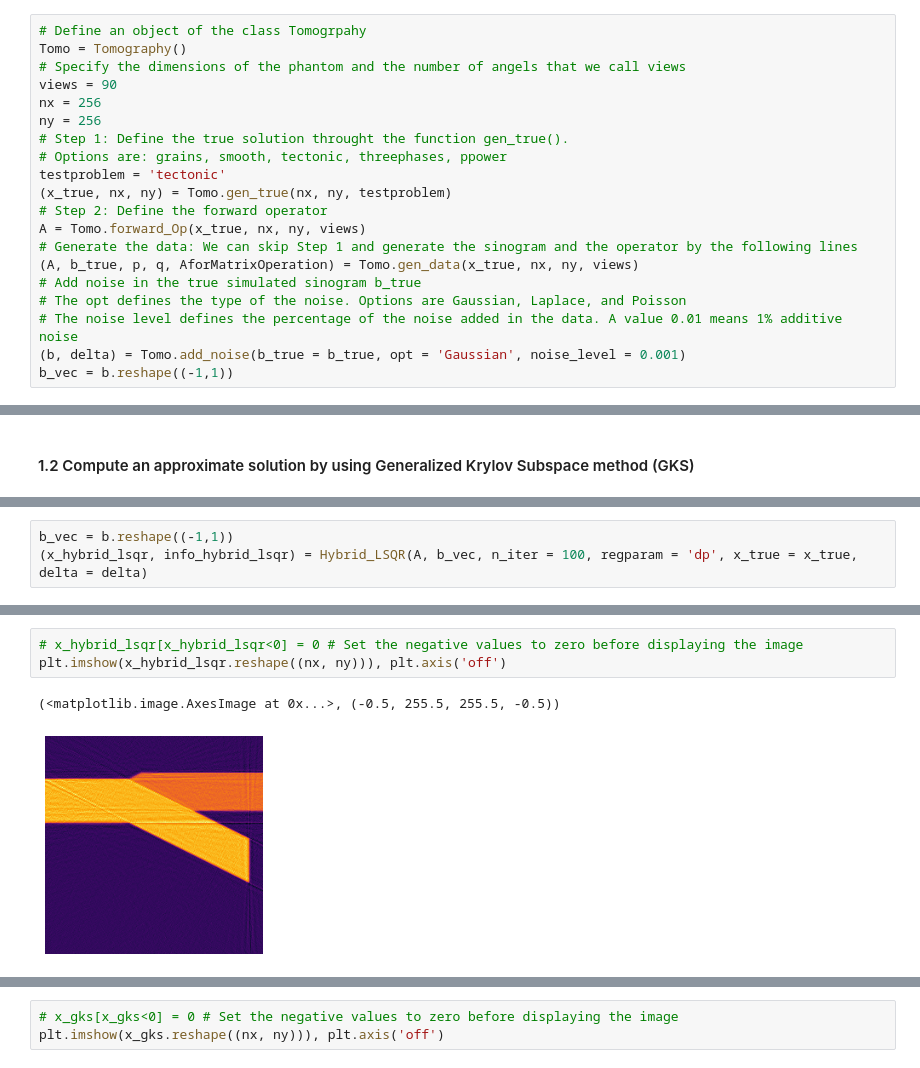
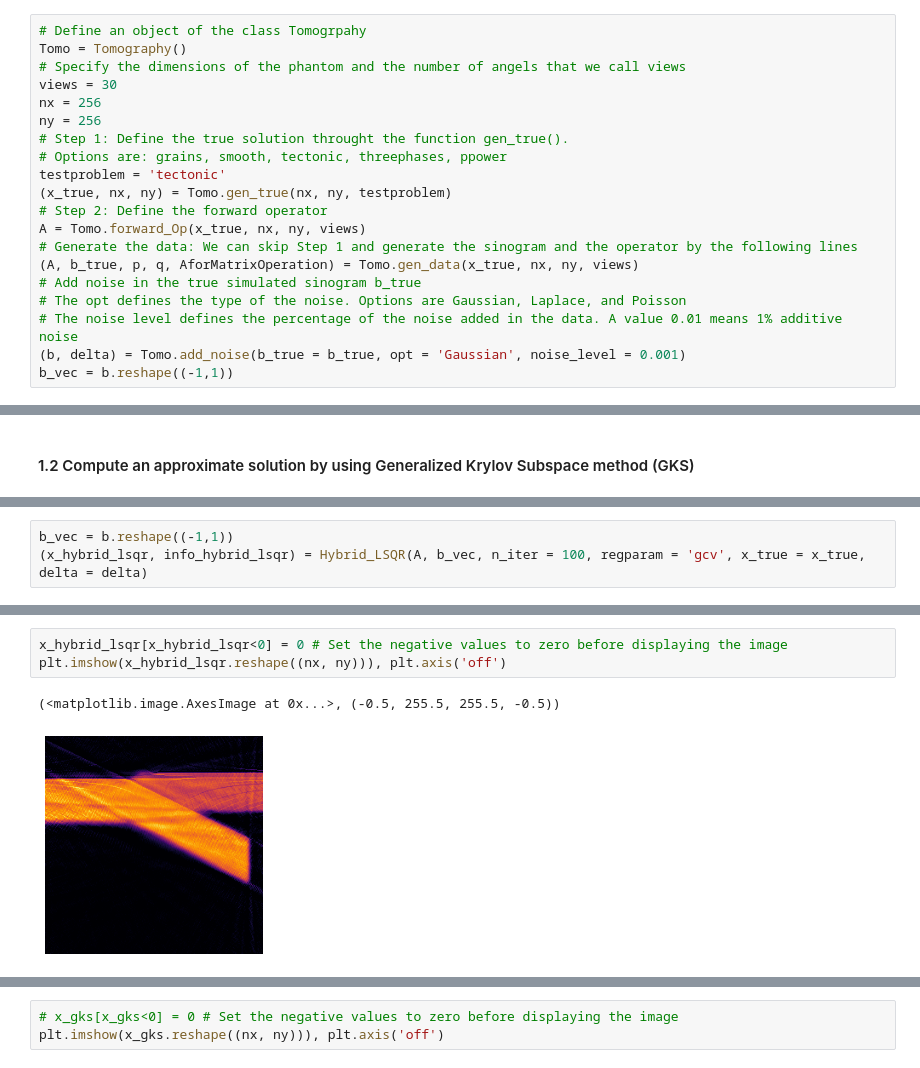
Before and after one commit to mpasha3/trips-py, a Jupyter notebook: demos/demo_Tomo_large_scale.ipynb, the cells around one changed output, grey strips where cells are left out. Cells and saved outputs as stored; diff of their text form.

```diff
--- a/demos/demo_Tomo_large_scale.ipynb
+++ b/demos/demo_Tomo_large_scale.ipynb
@@ -54,7 +54,7 @@ from trips.utilities.operators import *
 # Define an object of the class Tomogrpahy
 Tomo = Tomography()
 # Specify the dimensions of the phantom and the number of angels that we call views
-views = 90
+views = 30
 nx = 256
 ny = 256
 # Step 1: Define the true solution throught the function gen_true().
@@ -172,6 +170,6 @@ info_hybrid_lsqr['relError']
 # %%
 b_vec = b.reshape((-1,1))
-(x_hybrid_lsqr, info_hybrid_lsqr) = Hybrid_LSQR(A, b_vec, n_iter = 100, regparam = 'dp', x_true = x_true, delta = delta)
+(x_hybrid_lsqr, info_hybrid_lsqr) = Hybrid_LSQR(A, b_vec, n_iter = 100, regparam = 'gcv', x_true = x_true, delta = delta)
 # %%
 plt.plot(info_hybrid_lsqr['relError'])
 plt.plot(info_gks['relError'])
@@ -181,6 +179,6 @@ plt.plot(info_gks['relError'])
 # %%
-# x_hybrid_lsqr[x_hybrid_lsqr<0] = 0 # Set the negative values to zero before displaying the image
+x_hybrid_lsqr[x_hybrid_lsqr<0] = 0 # Set the negative values to zero before displaying the image
 plt.imshow(x_hybrid_lsqr.reshape((nx, ny))), plt.axis('off')
 # %% [output]
 (<matplotlib.image.AxesImage at 0x...>, (-0.5, 255.5, 255.5, -0.5))
-[figure, old version]
+[figure, new version]
```
Also changed, not shown: parts of 13 cells of this notebook, 7 other files.
